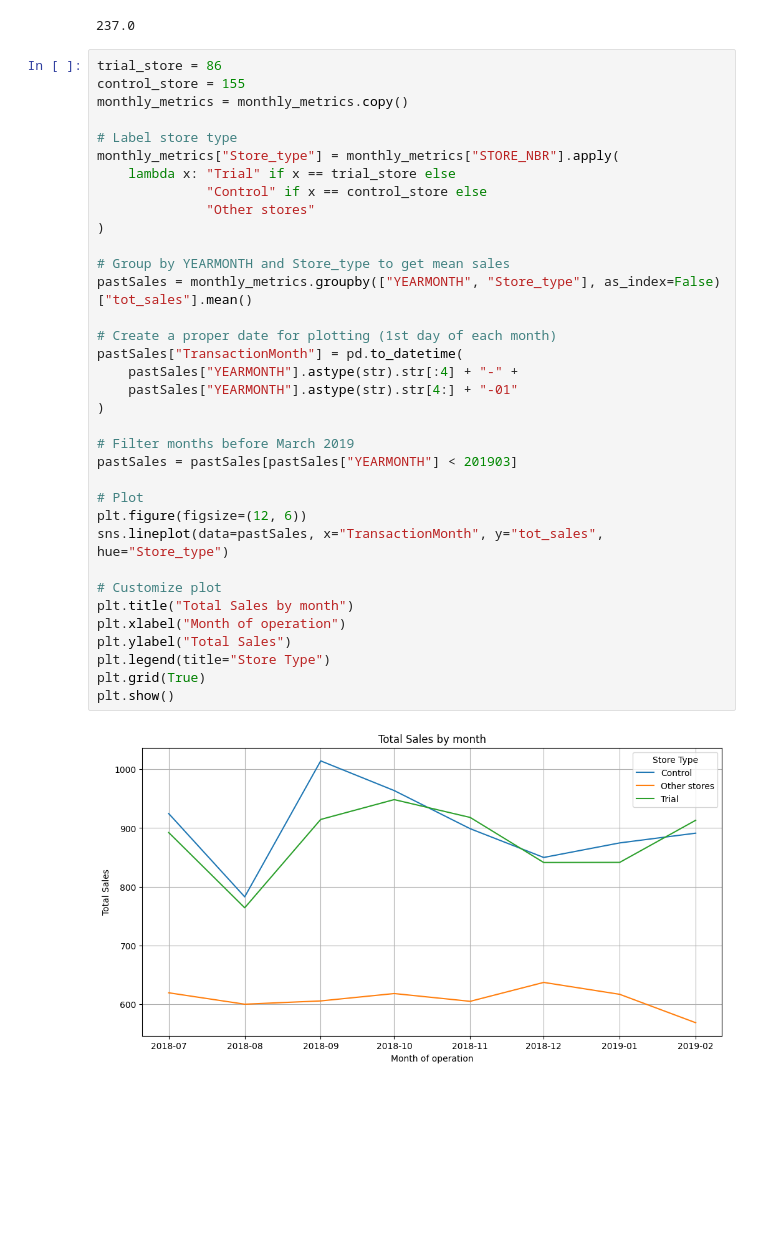
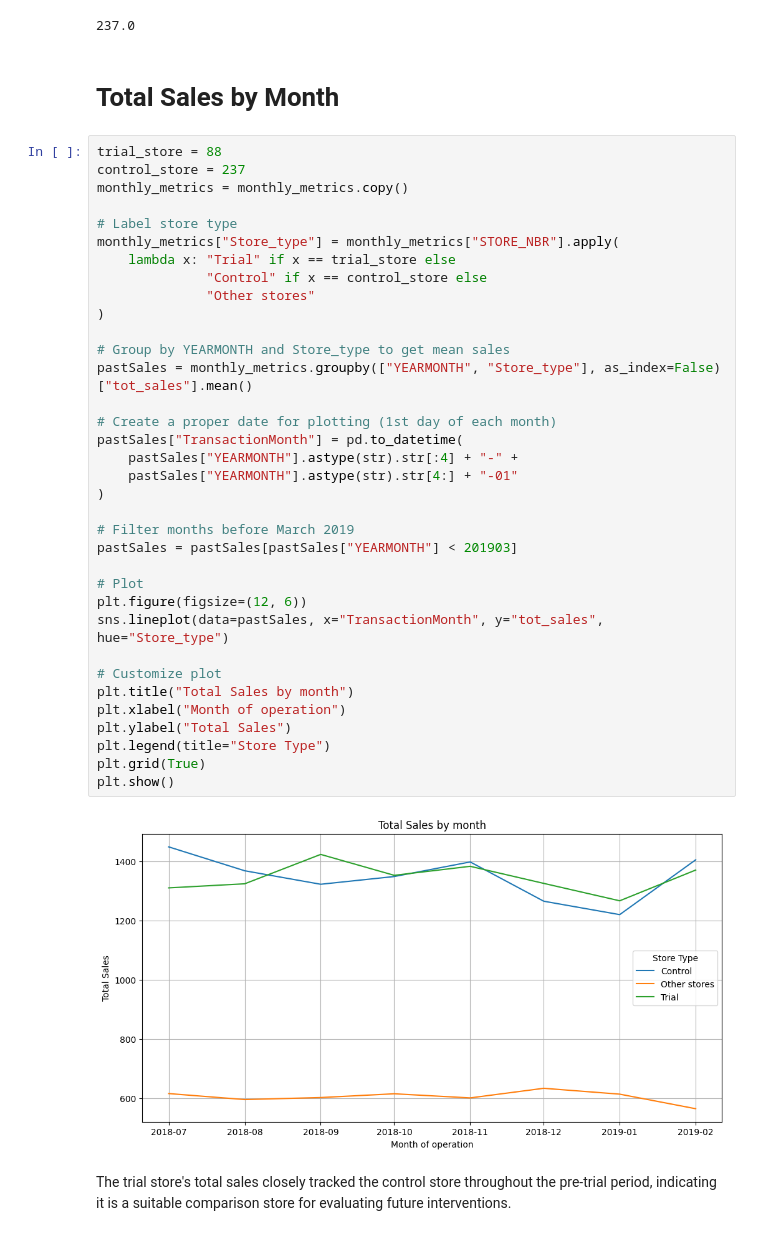
Before and after one commit to Vedant-cloud-ctrl/Quantium, a Jupyter notebook: Quantium_Task_2.ipynb, the cells around one changed output. Cells and saved outputs as stored; diff of their text form; blank space fills up the shorter version.

```diff
--- a/Quantium_Task_2.ipynb
+++ b/Quantium_Task_2.ipynb
@@ -1169,40 +1230,44 @@ control_store = sorted_scores.iloc[0]["Store2"]
 print(control_store)
 # %% [output]
 237.0
+# %% [markdown]
+# Total Sales by Month
 # %%
-trial_store = 86
-control_store = 155
+trial_store = 88
+control_store = 237
 monthly_metrics = monthly_metrics.copy()
 
 # Label store type
 monthly_metrics["Store_type"] = monthly_metrics["STORE_NBR"].apply(
     lambda x: "Trial" if x == trial_store else
               "Control" if x == control_store else
               "Other stores"
 )
 
 # Group by YEARMONTH and Store_type to get mean sales
 pastSales = monthly_metrics.groupby(["YEARMONTH", "Store_type"], as_index=False)["tot_sales"].mean()
 
 # Create a proper date for plotting (1st day of each month)
 pastSales["TransactionMonth"] = pd.to_datetime(
     pastSales["YEARMONTH"].astype(str).str[:4] + "-" +
     pastSales["YEARMONTH"].astype(str).str[4:] + "-01"
 )
 
 # Filter months before March 2019
 pastSales = pastSales[pastSales["YEARMONTH"] < 201903]
 
 # Plot
 plt.figure(figsize=(12, 6))
 sns.lineplot(data=pastSales, x="TransactionMonth", y="tot_sales", hue="Store_type")
 
 # Customize plot
 plt.title("Total Sales by month")
 plt.xlabel("Month of operation")
 plt.ylabel("Total Sales")
 plt.legend(title="Store Type")
 plt.grid(True)
 plt.show()
 # %% [output]
-[figure, old version]
+[figure, new version]
+# %% [markdown]
+The trial store's total sales closely tracked the control store throughout the pre-trial period, indicating it is a suitable comparison store for evaluating future interventions.
```
Also changed, not shown: parts of 17 cells of this notebook.
